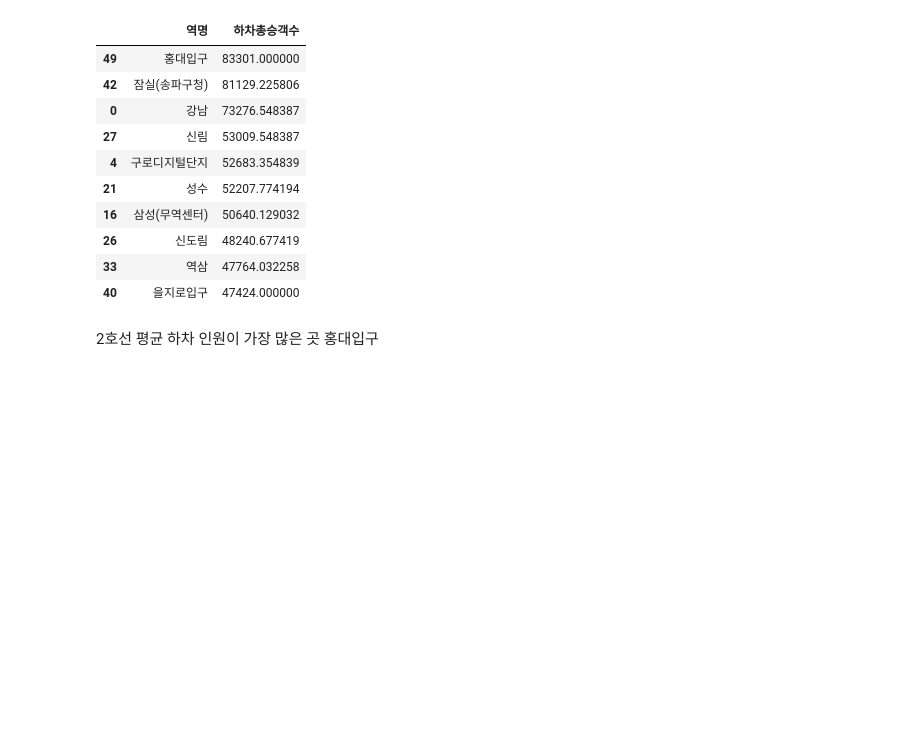
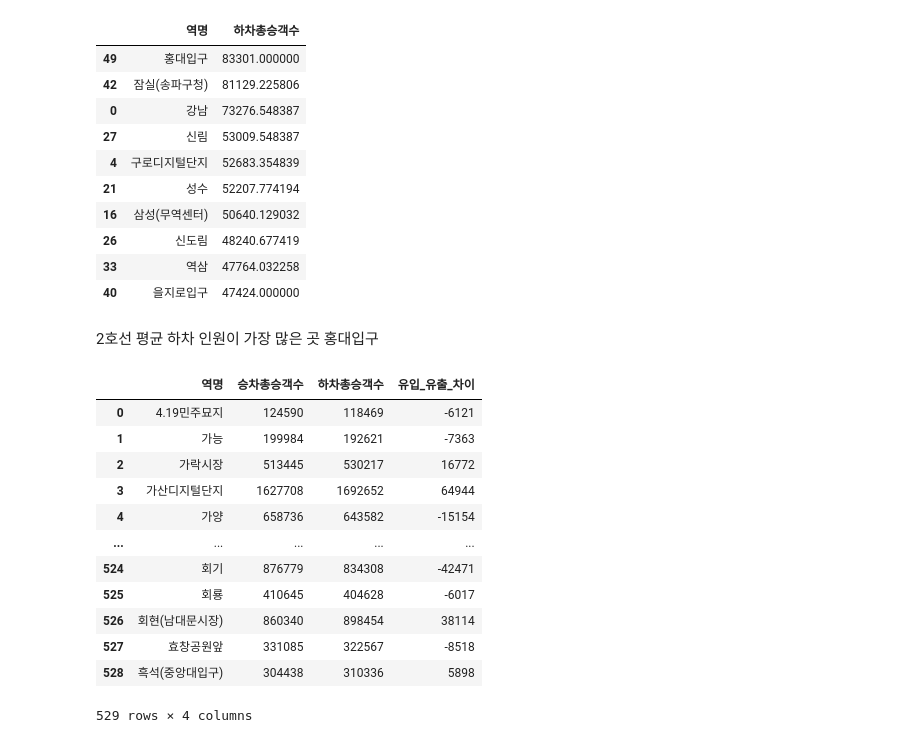
Before and after one commit to 2rlo0/hipython_rep, a Jupyter notebook: min_proj/지하철분석보고서.ipynb, the cells around one changed output. Drawn from its saved outputs; the diff is of its cells as text; code cells hidden in the pictures; blank space fills up the shorter version.

```diff
--- a/min_proj/지하철분석보고서.ipynb
+++ b/min_proj/지하철분석보고서.ipynb
@@ -319,3 +334,21 @@ station_exit_mean.head(10)
 | 40 | 을지로입구 | 47424.000000 |
 # %% [markdown]
 2호선 평균 하차 인원이 가장 많은 곳 홍대입구
+# %%
+df_station_flow = df.groupby('역명')[['승차총승객수', '하차총승객수']].sum().reset_index()
+df_station_flow['유입_유출_차이'] = df_station_flow['하차총승객수'] - df_station_flow['승차총승객수']
+df_station_flow
+# %% [output]
+|  | 역명 | 승차총승객수 | 하차총승객수 | 유입_유출_차이 |
+| 0 | 4.19민주묘지 | 124590 | 118469 | -6121 |
+| 1 | 가능 | 199984 | 192621 | -7363 |
+| 2 | 가락시장 | 513445 | 530217 | 16772 |
+| 3 | 가산디지털단지 | 1627708 | 1692652 | 64944 |
+| 4 | 가양 | 658736 | 643582 | -15154 |
+| ... | ... | ... | ... | ... |
+| 524 | 회기 | 876779 | 834308 | -42471 |
+| 525 | 회룡 | 410645 | 404628 | -6017 |
+| 526 | 회현(남대문시장) | 860340 | 898454 | 38114 |
+| 527 | 효창공원앞 | 331085 | 322567 | -8518 |
+| 528 | 흑석(중앙대입구) | 304438 | 310336 | 5898 |
+529 rows × 4 columns
```
Also changed, not shown: parts of 11 cells of this notebook.
